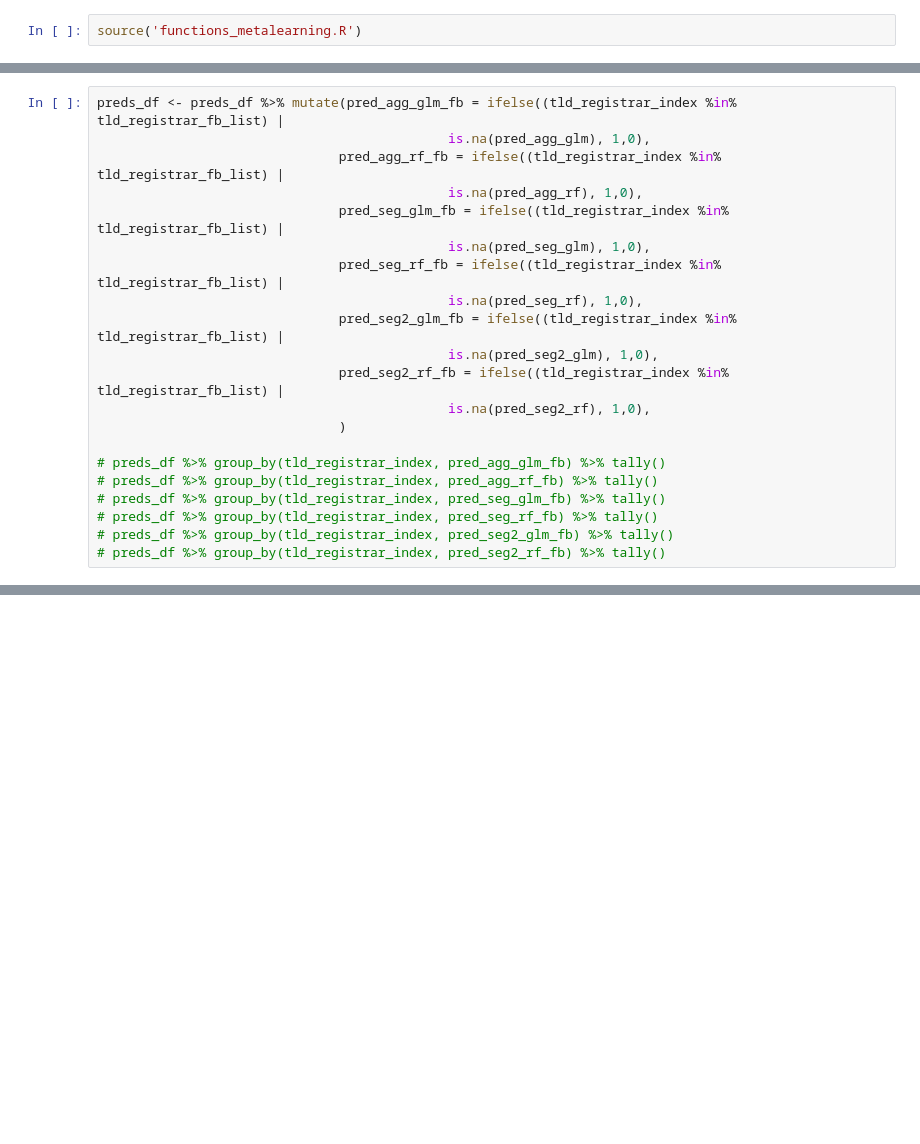
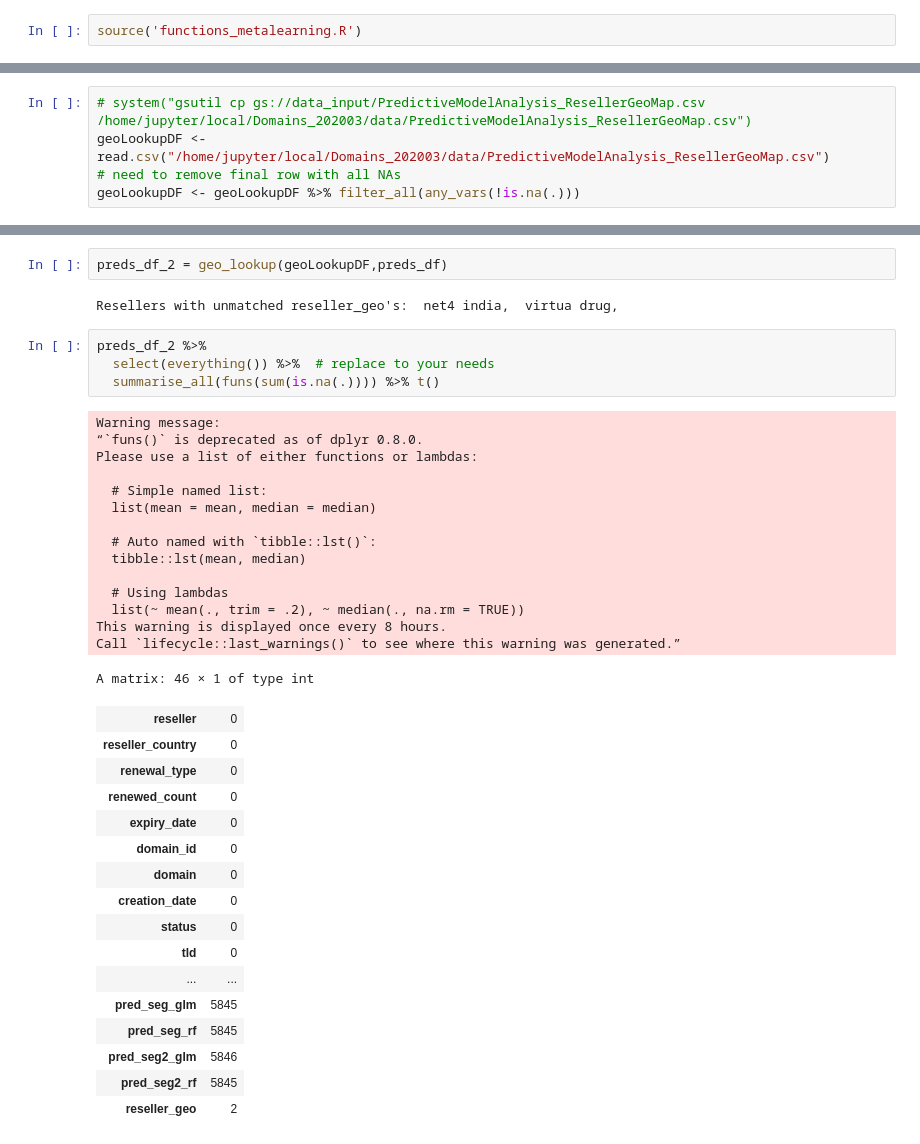
Before and after one commit to liouviaglou/Domains, a Jupyter notebook: scripts/phaseII_06_fallbacksupp/06_predmeta_test.ipynb, the cells around one changed output, grey strips where cells are left out. Drawn from its saved outputs; the diff is of its cells as text; blank space fills up the shorter version.

Commit message:
finished fallback scripts, need to sobustisize

```diff
--- a/scripts/phaseII_06_fallbacksupp/06_predmeta_test.ipynb
+++ b/scripts/phaseII_06_fallbacksupp/06_predmeta_test.ipynb
@@ -207,21 +134,0 @@ tld_registrar_fb_list
-# %%
-preds_df <- preds_df %>% mutate(pred_agg_glm_fb = ifelse((tld_registrar_index %in% tld_registrar_fb_list) |
-                                             is.na(pred_agg_glm), 1,0),
-                               pred_agg_rf_fb = ifelse((tld_registrar_index %in% tld_registrar_fb_list) |
-                                             is.na(pred_agg_rf), 1,0),
-                               pred_seg_glm_fb = ifelse((tld_registrar_index %in% tld_registrar_fb_list) |
-                                             is.na(pred_seg_glm), 1,0),
-                               pred_seg_rf_fb = ifelse((tld_registrar_index %in% tld_registrar_fb_list) |
-                                             is.na(pred_seg_rf), 1,0),
-                               pred_seg2_glm_fb = ifelse((tld_registrar_index %in% tld_registrar_fb_list) |
-                                             is.na(pred_seg2_glm), 1,0),
-                               pred_seg2_rf_fb = ifelse((tld_registrar_index %in% tld_registrar_fb_list) |
-                                             is.na(pred_seg2_rf), 1,0),
-                               )
-
-# preds_df %>% group_by(tld_registrar_index, pred_agg_glm_fb) %>% tally()
-# preds_df %>% group_by(tld_registrar_index, pred_agg_rf_fb) %>% tally()
-# preds_df %>% group_by(tld_registrar_index, pred_seg_glm_fb) %>% tally()
-# preds_df %>% group_by(tld_registrar_index, pred_seg_rf_fb) %>% tally()
-# preds_df %>% group_by(tld_registrar_index, pred_seg2_glm_fb) %>% tally()
-# preds_df %>% group_by(tld_registrar_index, pred_seg2_rf_fb) %>% tally()
@@ -1295,0 +165,5 @@ A data.table: 6 × 43
+# %%
+# system("gsutil cp gs://data_input/PredictiveModelAnalysis_ResellerGeoMap.csv /home/jupyter/local/Domains_202003/data/PredictiveModelAnalysis_ResellerGeoMap.csv")
+geoLookupDF <- read.csv("/home/jupyter/local/Domains_202003/data/PredictiveModelAnalysis_ResellerGeoMap.csv")
+# need to remove final row with all NAs
+geoLookupDF <- geoLookupDF %>% filter_all(any_vars(!is.na(.)))
@@ -1295,0 +216,40 @@ A data.table: 6 × 43
+# %%
+preds_df_2 = geo_lookup(geoLookupDF,preds_df)
+# %% [output]
+Resellers with unmatched reseller_geo's:  net4 india,  virtua drug,
+# %%
+preds_df_2 %>%
+  select(everything()) %>%  # replace to your needs
+  summarise_all(funs(sum(is.na(.)))) %>% t()
+# %% [output]
+Warning message:
+“`funs()` is deprecated as of dplyr 0.8.0.
+Please use a list of either functions or lambdas:
+
+  # Simple named list:
+  list(mean = mean, median = median)
+
+  # Auto named with `tibble::lst()`:
+  tibble::lst(mean, median)
+
+  # Using lambdas
+  list(~ mean(., trim = .2), ~ median(., na.rm = TRUE))
+This warning is displayed once every 8 hours.
+Call `lifecycle::last_warnings()` to see where this warning was generated.”
+A matrix: 46 × 1 of type int
+| reseller | 0 |
+| reseller_country | 0 |
+| renewal_type | 0 |
+| renewed_count | 0 |
+| expiry_date | 0 |
+| domain_id | 0 |
+| domain | 0 |
+| creation_date | 0 |
+| status | 0 |
+| tld | 0 |
+| ... | ... |
+| pred_seg_glm | 5845 |
+| pred_seg_rf | 5845 |
+| pred_seg2_glm | 5846 |
+| pred_seg2_rf | 5845 |
+| reseller_geo | 2 |
```
Also changed, not shown: parts of 106 cells of this notebook, 2 other files.
